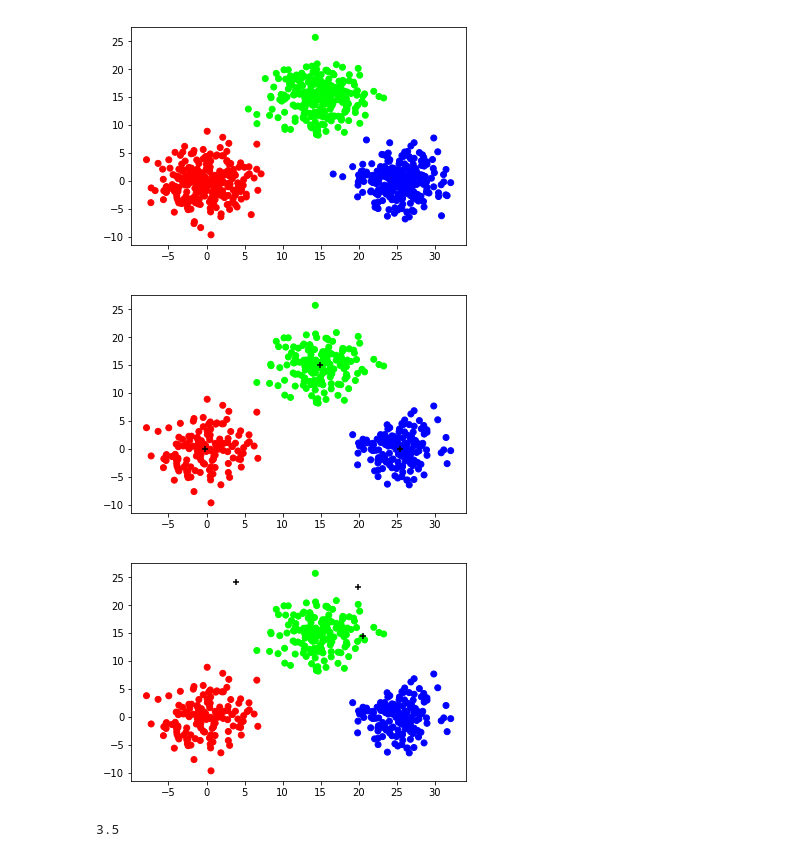
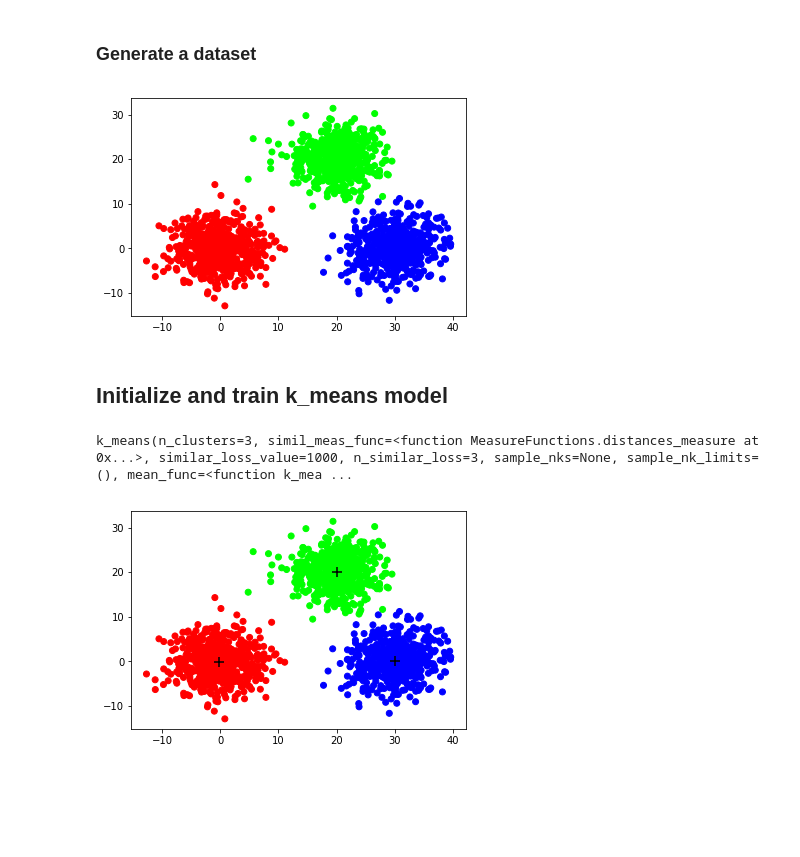
Before and after one commit to tigranfah/machine_learning, a Jupyter notebook: round2/homework/clustering_homework/clustering.ipynb, the cells around one changed output. Cells and saved outputs as stored; diff of their text form; code cells hidden in the pictures; blank space fills up the shorter version.

Commit message:
Complete k_means and do clustering with images.

```diff
--- a/round2/homework/clustering_homework/clustering.ipynb
+++ b/round2/homework/clustering_homework/clustering.ipynb
@@ -9,26 +9,34 @@ import clustering
 clustering = reload(clustering)
 
 from clustering import k_means, MeasureFunctions
+# %% [markdown]
+### Generate a dataset
 # %%
 rand = np.random.RandomState(123)
 
 # info about data
-length = 250
+length = 500
 cluster_count = 3
 ndim = 2
 
 cluster_X = []
 cluster_y = []
 
-for i, (x_off, y_off) in zip(range(cluster_count), [(0, 0), (15, 15), (25, 0)]):
-    cluster_X.append(rand.normal((x_off, y_off), 3, (length, ndim)))
+for i, (x_off, y_off) in zip(range(cluster_count), [(0, 0), (20, 20), (30, 0)]):
+    cluster_X.append(rand.normal((x_off, y_off), 4, (length, ndim)))
     cluster = np.zeros((length, cluster_count))
     cluster[:, i] = 1
     cluster_y.append(cluster)
 
 X = np.concatenate(cluster_X)
 y = np.concatenate(cluster_y)
+
+shuffle_mask = np.arange(len(X))
+np.random.shuffle(shuffle_mask)
+
+X = X[shuffle_mask]
+y = y[shuffle_mask]
 # %%
 plt.scatter(X[:, 0], X[:, 1], c=y);
 # %% [output]
-[figure, old version]
+[figure, new version]
@@ -41,22 +43,15 @@ X_train, X_test, y_train, y_test = train_test_split(X, y,
+# %% [markdown]
+## Initialize and train k_means model
 # %%
-k_means_alg = k_means(cluster_count, MeasureFunctions.distances_measure)
+k_means_alg = k_means(cluster_count,
+                      MeasureFunctions.distances_measure)
 # %%
-k_means_alg.train(X_train)
+k_means_alg.train(X)
+# %% [output]
+k_means(n_clusters=3, simil_meas_func=<function MeasureFunctions.distances_measure at 0x...>, similar_loss_value=1000, n_similar_loss=3, sample_nks=None, sample_nk_limits=(), mean_func=<function k_mea ...
 # %%
-plt.scatter(X_train[:, 0], X_train[:, 1], c=y_train)
-plt.scatter(k_means_alg.nk[:, 0], k_means_alg.nk[:, 1], c='black', marker='+')
+plt.scatter(X[:, 0], X[:, 1], c=y)
+plt.scatter(k_means_alg.nk[:, 0], k_means_alg.nk[:, 1], c='black', marker='+', s=100)
 plt.show()
 # %% [output]
-[figure, old version]
+[figure, new version]
-# %%
-plt.scatter(X_train[:, 0], X_train[:, 1], c=y_train)
-plt.scatter(k_means_alg.k[0][:, 0], k_means_alg.k[0][:, 1], c='black', marker='+')
-plt.show()
-# %% [output]
-[figure, removed]
-# %%
-a = np.array([[1, 2], [3, 4], [5, 6]])
-# a.mean(axis=1)
-a.mean()
-# %% [output]
-3.5
```
Also changed, not shown: parts of 24 cells of this notebook, 2 other files.
